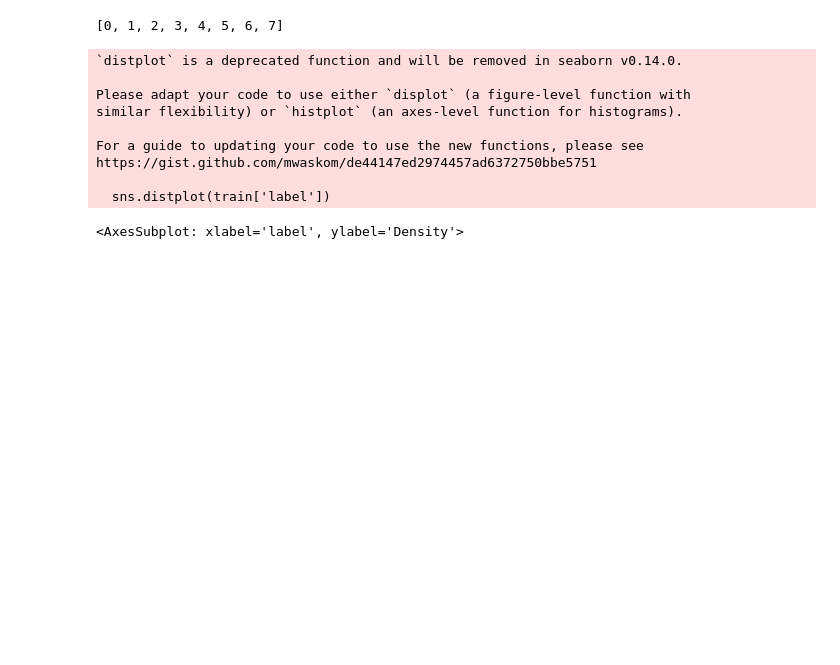
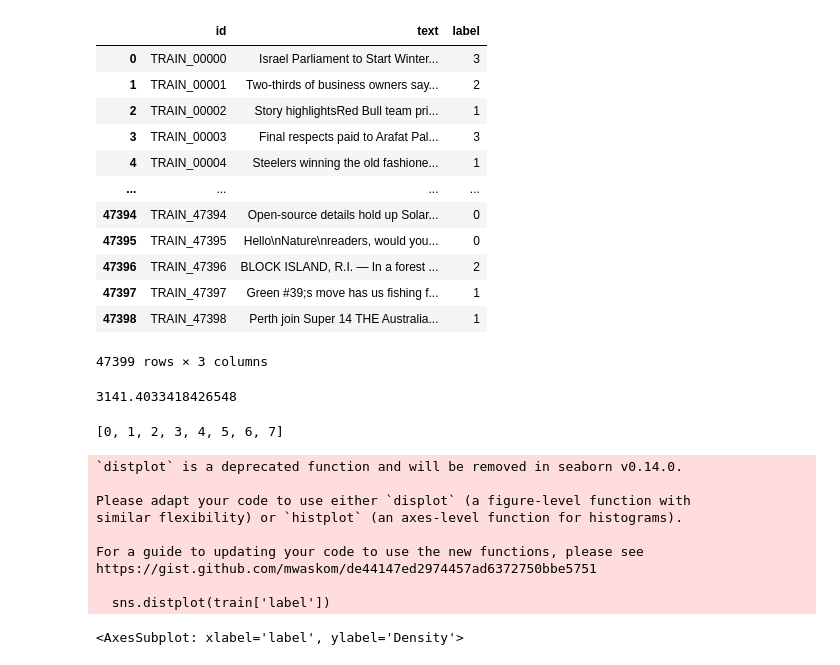
Before and after one commit to jjh0987/MyProject, a Jupyter notebook: pythonProject/dacon/gpt/Untitled.ipynb, the cells around one changed output. Saved outputs shown, nothing was run; the diff lists cells and outputs as text; code cells hidden in the pictures; blank space fills up the shorter version.

```diff
--- a/pythonProject/dacon/gpt/Untitled.ipynb
+++ b/pythonProject/dacon/gpt/Untitled.ipynb
@@ -8,6 +9,26 @@ train = pd.read_csv('./train.csv')
 
 label_to_text = {'Sci/Tech':0,'Sports':1,'Business':2,'World':3,'Politics':4,'ESG':5,'Health':6,'Entertainment':7}
 text = [label_to_text[i] for i in label_to_text]
+# %%
+train
+# %% [output]
+|  | id | text | label |
+| 0 | TRAIN_00000 | Israel Parliament to Start Winter... | 3 |
+| 1 | TRAIN_00001 | Two-thirds of business owners say... | 2 |
+| 2 | TRAIN_00002 | Story highlightsRed Bull team pri... | 1 |
+| 3 | TRAIN_00003 | Final respects paid to Arafat Pal... | 3 |
+| 4 | TRAIN_00004 | Steelers winning the old fashione... | 1 |
+| ... | ... | ... | ... |
+| 47394 | TRAIN_47394 | Open-source details hold up Solar... | 0 |
+| 47395 | TRAIN_47395 | Hello\nNature\nreaders, would you... | 0 |
+| 47396 | TRAIN_47396 | BLOCK ISLAND, R.I. — In a forest ... | 2 |
+| 47397 | TRAIN_47397 | Green #39;s move has us fishing f... | 1 |
+| 47398 | TRAIN_47398 | Perth join Super 14 THE Australia... | 1 |
+47399 rows × 3 columns
+# %%
+np.mean([len(i) for i in train['text']])
+# %% [output]
+3141.4033418426548
 # %%
 text
 # %% [output]
```
Also changed, not shown: parts of 13 cells of this notebook, 9 other files.
